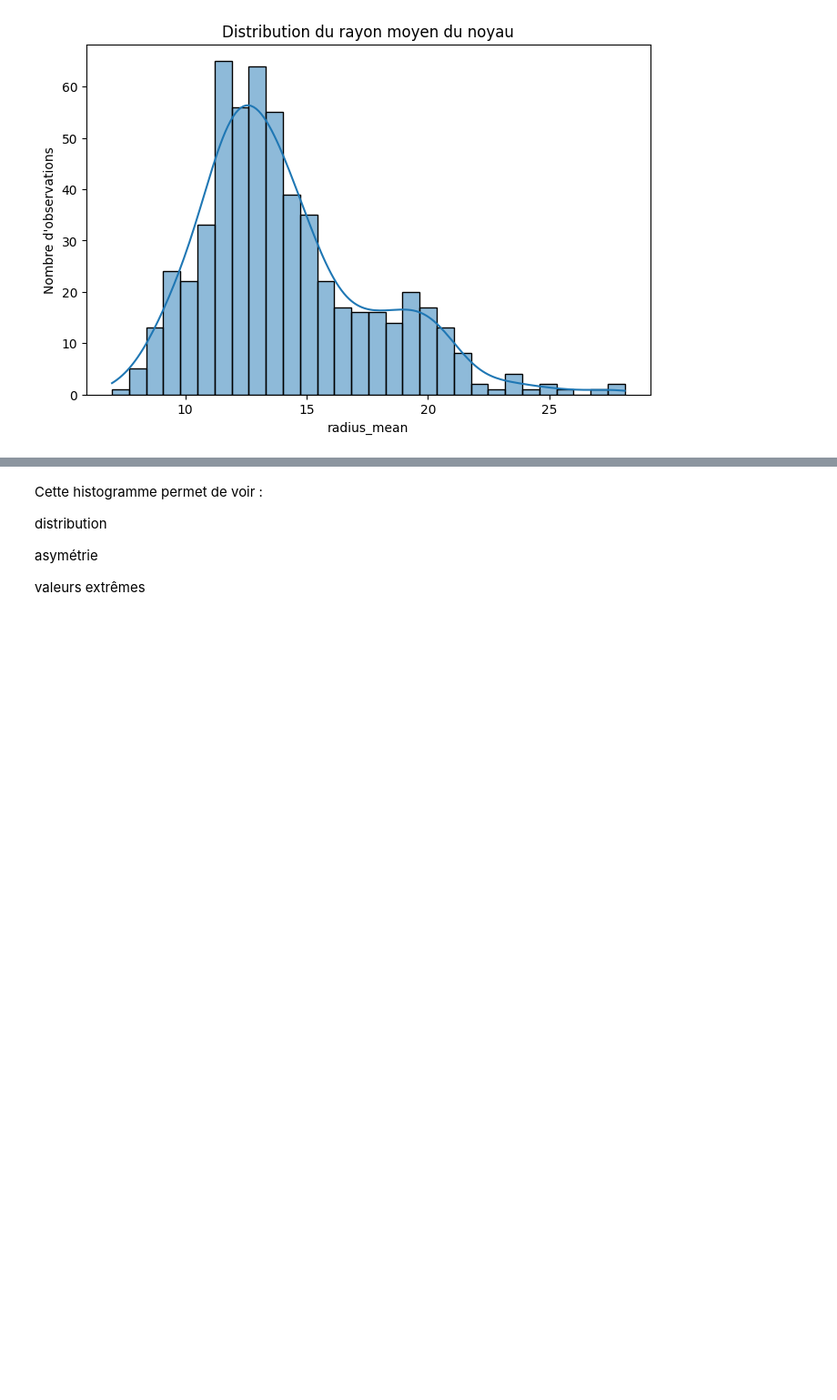
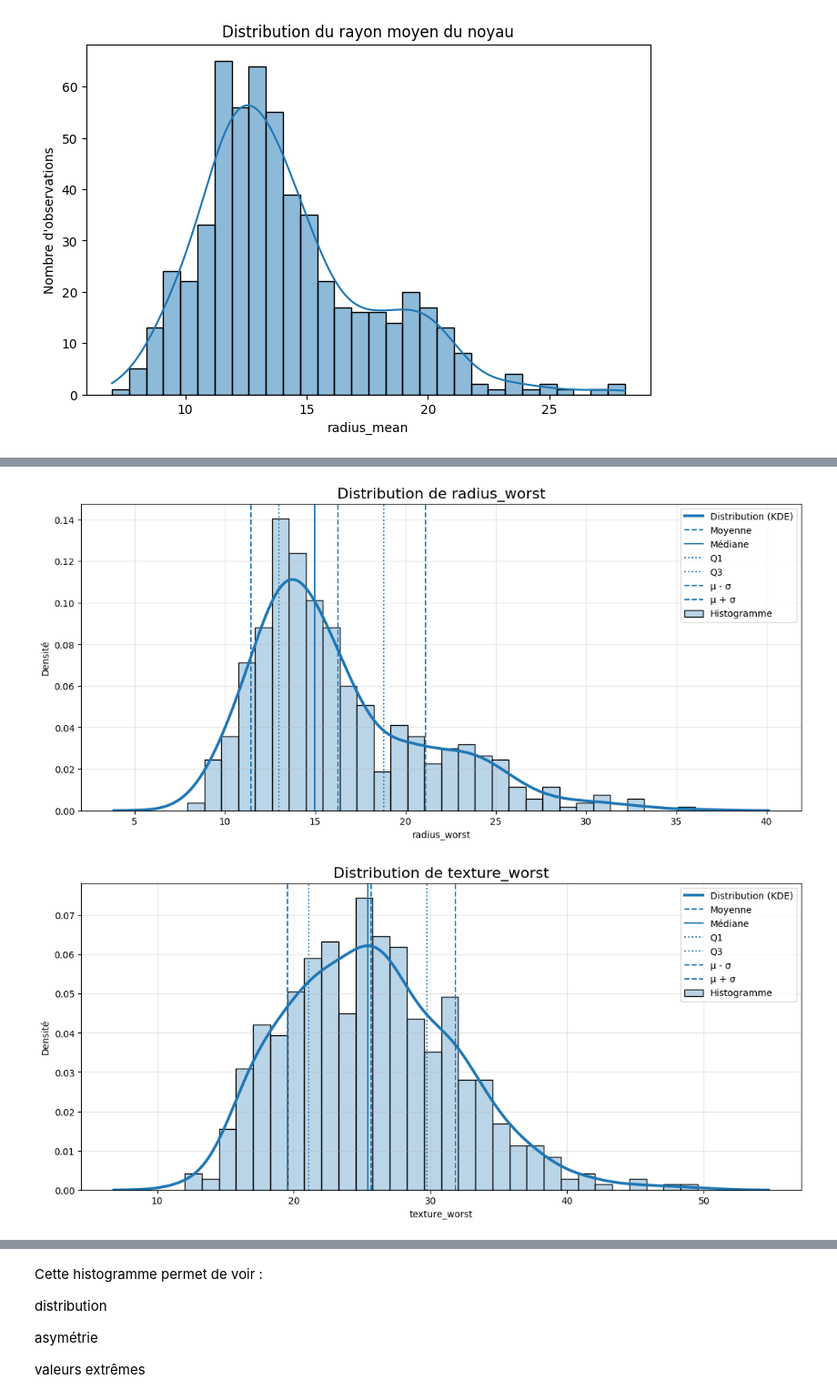
Before and after one commit to AudeC22/Atelier-pratique-Data-Science-Groupe-12, a Jupyter notebook: Notebook.ipynb, the cells around one changed output, grey strips where cells are left out. Shown at 91% size. Cells and saved outputs as stored; diff of their text form; code cells hidden in the pictures; blank space fills up the shorter version.

```diff
--- a/Notebook.ipynb
+++ b/Notebook.ipynb
@@ -300,0 +405,10 @@ plt.show()
+# %%
+# Étape 3 — toutes les variables worst
+
+worst_cols = [c for c in df.columns if c.endswith("_worst")]
+
+for col in worst_cols:
+    plot_distribution(col)
+# %% [output]
+[figure, added]
+[figure, added]
```
Also changed, not shown: parts of 9 cells of this notebook.
